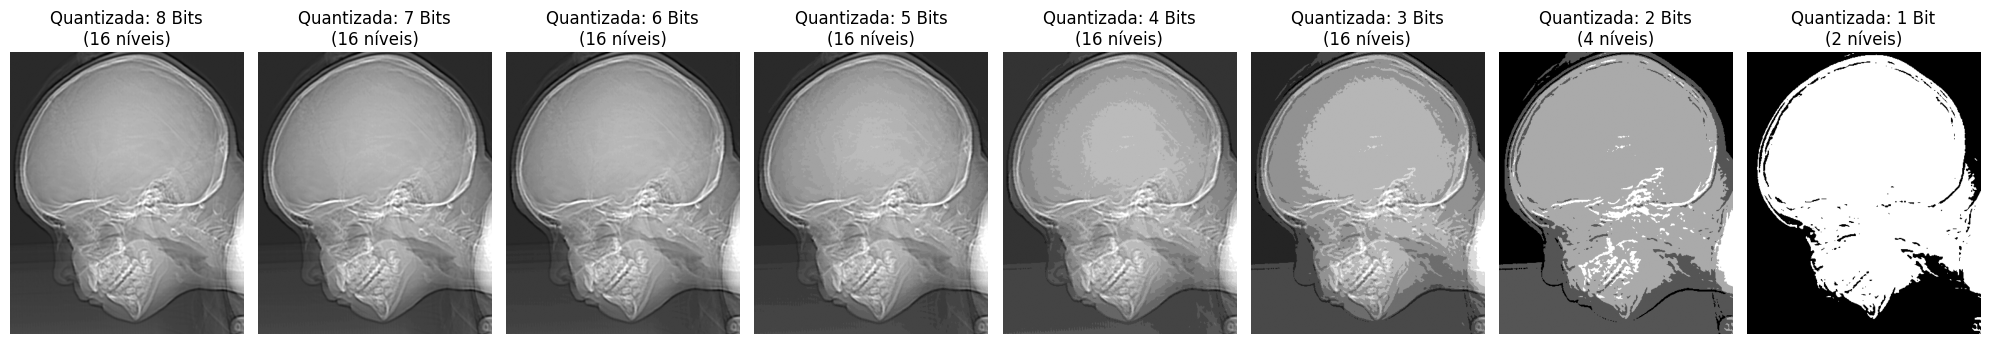
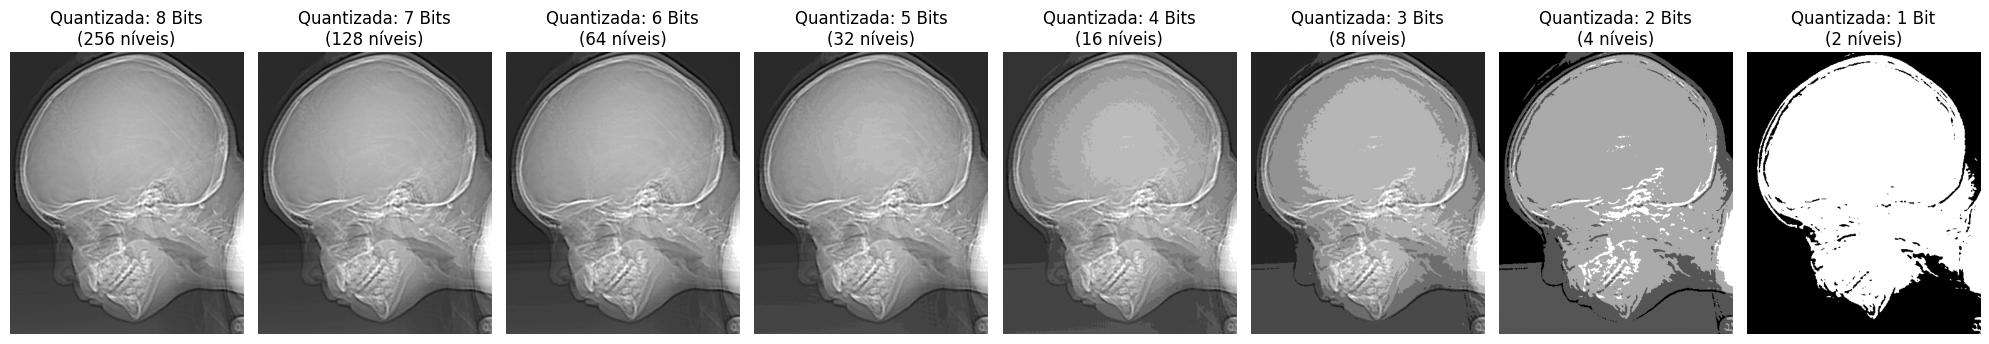
The notebook cell's code change between the first figure and the second:
--- before
+++ after
@@ -1,5 +1,4 @@
 import numpy as np
 import matplotlib.pyplot as plt
-from PIL import Image
 
 def quantizar(img_array, bits):
@@ -24,5 +23,5 @@
 plt.subplot(1, 8, 1)
 plt.imshow(img_orig, cmap='gray')
-plt.title(f"Quantizada: 8 Bits\n(16 níveis)")
+plt.title(f"Quantizada: 8 Bits\n(256 níveis)")
 plt.axis('off')
 
@@ -30,5 +29,5 @@
 plt.subplot(1, 8, 2)
 plt.imshow(img_7bits, cmap='gray')
-plt.title(f"Quantizada: 7 Bits\n(16 níveis)")
+plt.title(f"Quantizada: 7 Bits\n(128 níveis)")
 plt.axis('off')
 
@@ -36,5 +35,5 @@
 plt.subplot(1, 8, 3)
 plt.imshow(img_6bits, cmap='gray')
-plt.title(f"Quantizada: 6 Bits\n(16 níveis)")
+plt.title(f"Quantizada: 6 Bits\n(64 níveis)")
 plt.axis('off')
 
@@ -42,5 +41,5 @@
 plt.subplot(1, 8, 4)
 plt.imshow(img_5bits, cmap='gray')
-plt.title(f"Quantizada: 5 Bits\n(16 níveis)")
+plt.title(f"Quantizada: 5 Bits\n(32 níveis)")
 plt.axis('off')
 
@@ -54,5 +53,5 @@
 plt.subplot(1, 8, 6)
 plt.imshow(img_3bits, cmap='gray')
-plt.title(f"Quantizada: 3 Bits\n(16 níveis)")
+plt.title(f"Quantizada: 3 Bits\n(8 níveis)")
 plt.axis('off')
 

Commit: versao final lab01